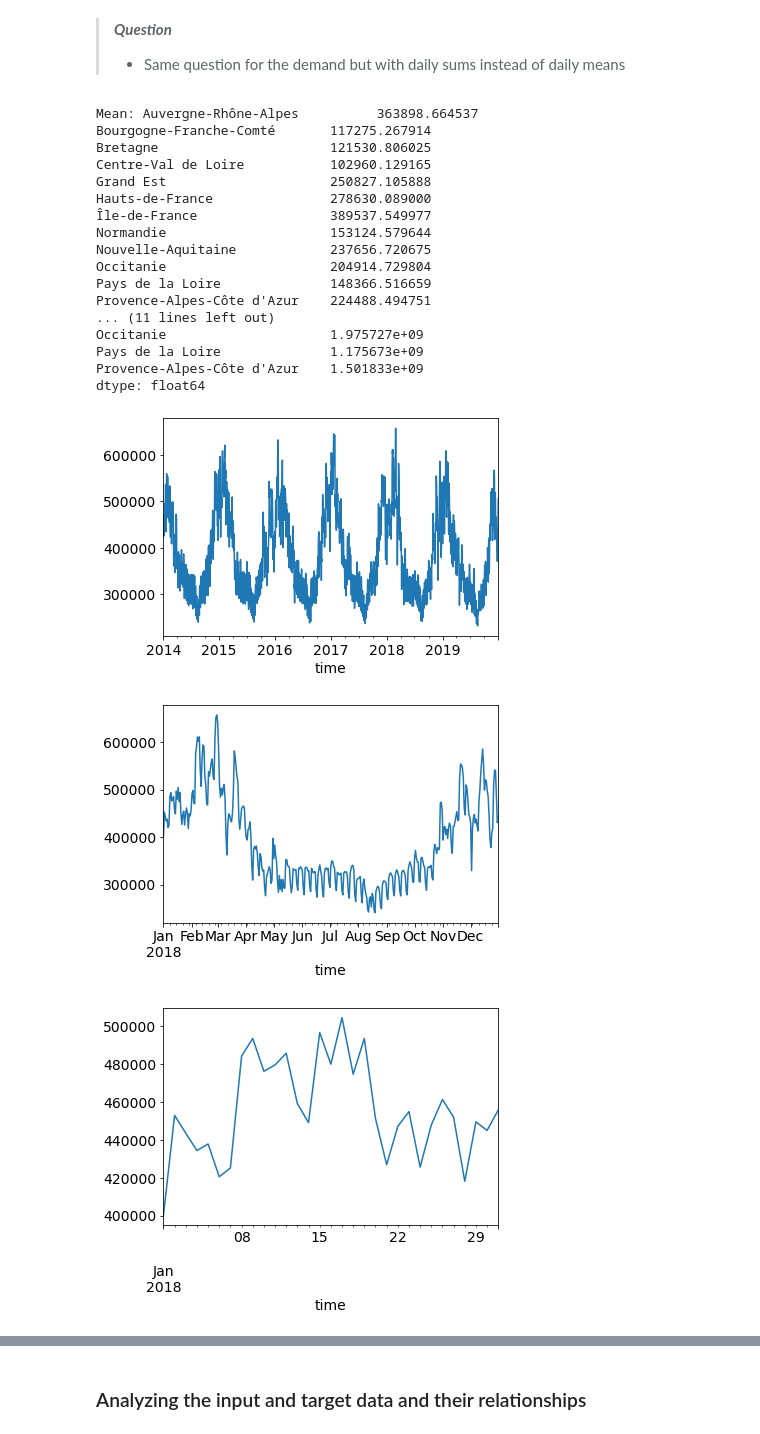
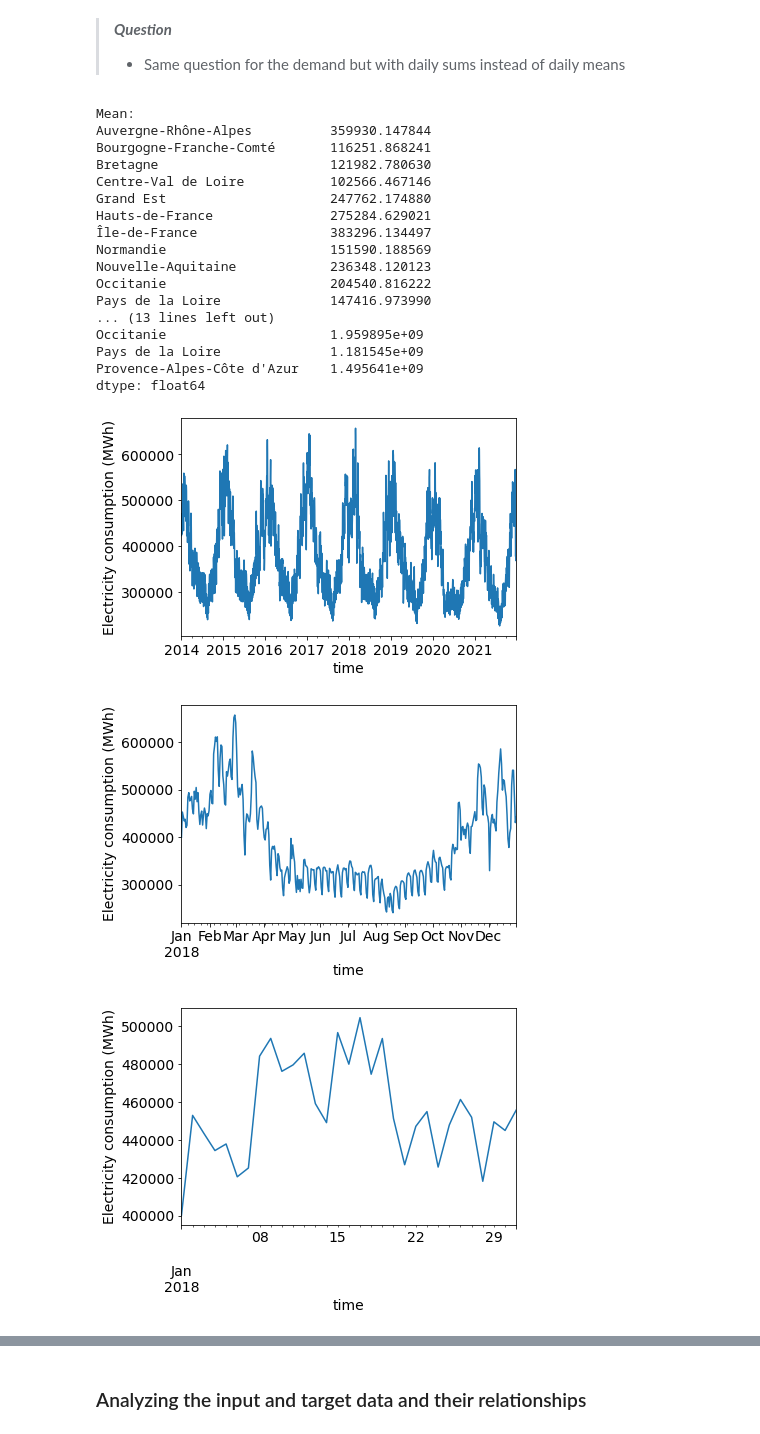
Before and after one commit to Pchambet/ml4climate, a Jupyter notebook: book/notebooks/02_tutorial_supervised_learning_problem_ols.ipynb, the cells around one changed output, grey strips where cells are left out. Cells and saved outputs as stored; diff of their text form; code cells hidden in the pictures.

```diff
--- a/book/notebooks/02_tutorial_supervised_learning_problem_ols.ipynb
+++ b/book/notebooks/02_tutorial_supervised_learning_problem_ols.ipynb
@@ -58,16 +58,18 @@ kwargs_read_csv = dict()
 
 # Set first and last years
 FIRST_YEAR = 2014
-LAST_YEAR = 2019
+LAST_YEAR = 2021
 
 # Define temperature filepath
 temp_filename = 'surface_temperature_merra2_{}-{}.csv'.format(
     FIRST_YEAR, LAST_YEAR)
 temp_filepath = Path(data_dir, temp_filename)
+temp_label = 'Temperature (°C)'
 
 # Define electricity demand filepath
 dem_filename = 'reseaux_energies_demand_demand.csv'
 dem_filepath = Path(data_dir, dem_filename)
+dem_label = 'Electricity consumption (MWh)'
 # %% [markdown]
 ### Reading and plotting the raw temperature data
 # %% [markdown]
@@ -151,50 +161,57 @@ dtype: float64
 > ***Question***
 > - Same question for the demand but with daily sums instead of daily means
 # %%
+# answer cell
 # Read hourly demand data averaged over each region
 df_dem_hourly = pd.read_csv(dem_filepath, index_col=0, header=0, parse_dates=True)
 
 # Get daily-summed demand
 df_dem = df_dem_hourly.resample('D').sum()
 
 # Select Île-de-France region
 region_name = 'Île-de-France'
 df_dem_idf = df_dem[region_name]
 
 # Plot daily demand time series
 plt.figure()
 df_dem_idf.plot()
+plt.ylabel(dem_label)
 
 plt.figure()
 df_dem_idf['2018'].plot()
+plt.ylabel(dem_label)
 
 plt.figure()
 df_dem_idf['2018-01'].plot()
+plt.ylabel(dem_label)
 
 plt.figure()
 df_dem_idf['2018-07'].plot()
+plt.ylabel(dem_label)
 
 # Compute mean and variance of daily demerature
-print('Mean:', df_dem.mean())
-print('\nVar:', df_dem.var())
+print('Mean:')
+print(df_dem.mean())
+print('\nVariance:')
+print(df_dem.var())
 # %% [output]
-Mean: Auvergne-Rhône-Alpes          363898.664537
-Bourgogne-Franche-Comté       117275.267914
-Bretagne                      121530.806025
-Centre-Val de Loire           102960.129165
-Grand Est                     250827.105888
-Hauts-de-France               278630.089000
-Île-de-France                 389537.549977
-Normandie                     153124.579644
-Nouvelle-Aquitaine            237656.720675
-Occitanie                     204914.729804
-Pays de la Loire              148366.516659
-Provence-Alpes-Côte d'Azur    224488.494751
-... (11 lines left out)
-Occitanie                     1.975727e+09
-Pays de la Loire              1.175673e+09
-Provence-Alpes-Côte d'Azur    1.501833e+09
+Mean:
+Auvergne-Rhône-Alpes          359930.147844
+Bourgogne-Franche-Comté       116251.868241
+Bretagne                      121982.780630
+Centre-Val de Loire           102566.467146
+Grand Est                     247762.174880
+Hauts-de-France               275284.629021
+Île-de-France                 383296.134497
+Normandie                     151590.188569
+Nouvelle-Aquitaine            236348.120123
+Occitanie                     204540.816222
+Pays de la Loire              147416.973990
+... (13 lines left out)
+Occitanie                     1.959895e+09
+Pays de la Loire              1.181545e+09
+Provence-Alpes-Côte d'Azur    1.495641e+09
 dtype: float64
-[figure, old version]
+[figure, new version]
-[figure, old version]
+[figure, new version]
-[figure, old version]
+[figure, new version]
```
Also changed, not shown: parts of 13 cells of this notebook, 6 other files.
